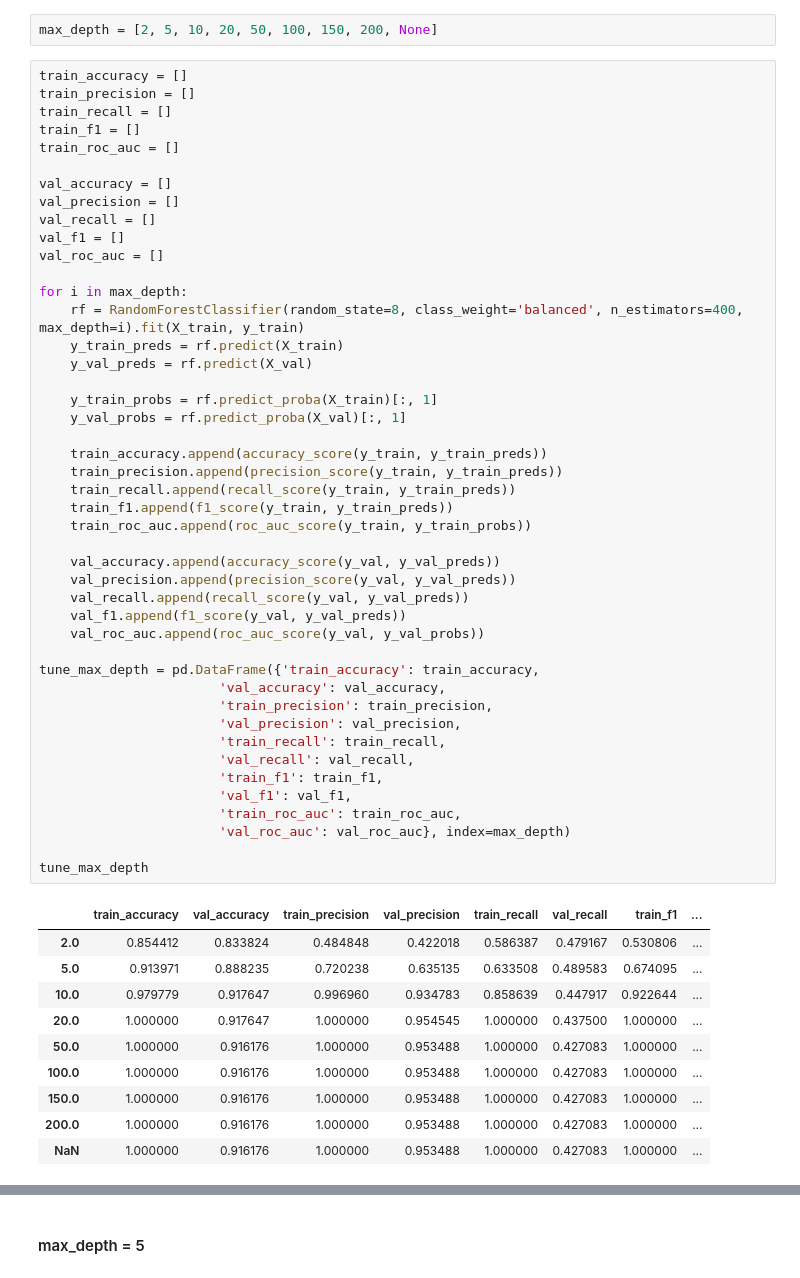
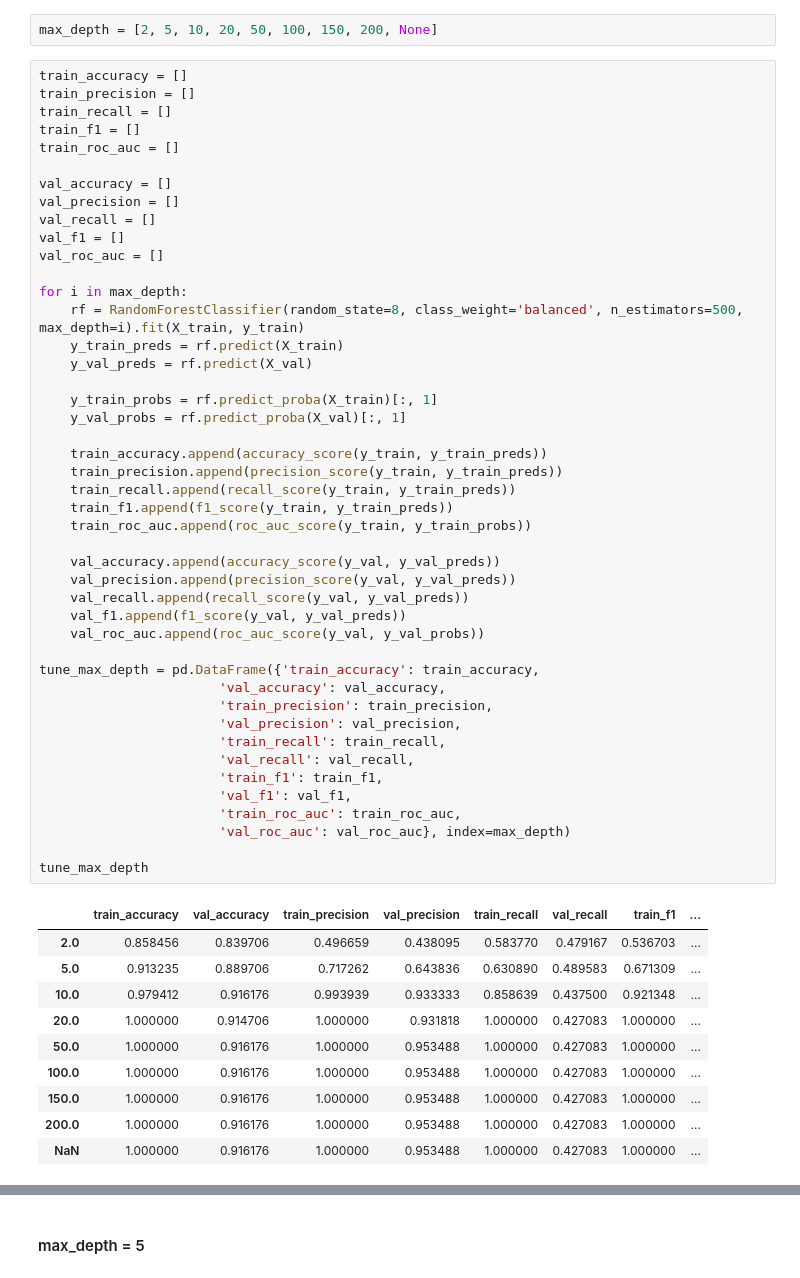
Before and after one commit to chuannarongvat/internship_c_dataset_1, a Jupyter notebook: notebooks/2.5_random-forest.ipynb, the cells around one changed output, grey strips where cells are left out. Drawn from its saved outputs; the diff is of its cells as text.

```diff
--- a/notebooks/2.5_random-forest.ipynb
+++ b/notebooks/2.5_random-forest.ipynb
@@ -836,43 +827,43 @@ val_f1 = []
 val_roc_auc = []
 
 for i in max_depth:
-    rf = RandomForestClassifier(random_state=8, class_weight='balanced', n_estimators=400, max_depth=i).fit(X_train, y_train)
+    rf = RandomForestClassifier(random_state=8, class_weight='balanced', n_estimators=500, max_depth=i).fit(X_train, y_train)
     y_train_preds = rf.predict(X_train)
     y_val_preds = rf.predict(X_val)
 
     y_train_probs = rf.predict_proba(X_train)[:, 1]
     y_val_probs = rf.predict_proba(X_val)[:, 1]
 
     train_accuracy.append(accuracy_score(y_train, y_train_preds))
     train_precision.append(precision_score(y_train, y_train_preds))
     train_recall.append(recall_score(y_train, y_train_preds))
     train_f1.append(f1_score(y_train, y_train_preds))
     train_roc_auc.append(roc_auc_score(y_train, y_train_probs))
 
     val_accuracy.append(accuracy_score(y_val, y_val_preds))
     val_precision.append(precision_score(y_val, y_val_preds))
     val_recall.append(recall_score(y_val, y_val_preds))
     val_f1.append(f1_score(y_val, y_val_preds))
     val_roc_auc.append(roc_auc_score(y_val, y_val_probs))
 
 tune_max_depth = pd.DataFrame({'train_accuracy': train_accuracy,
                        'val_accuracy': val_accuracy,
                        'train_precision': train_precision,
                        'val_precision': val_precision,
                        'train_recall': train_recall,
                        'val_recall': val_recall,
                        'train_f1': train_f1,
                        'val_f1': val_f1,
                        'train_roc_auc': train_roc_auc,
                        'val_roc_auc': val_roc_auc}, index=max_depth)
 
 tune_max_depth
 # %% [output]
 |  | train_accuracy | val_accuracy | train_precision | val_precision | train_recall | val_recall | train_f1 | ... |
-| 2.0 | 0.854412 | 0.833824 | 0.484848 | 0.422018 | 0.586387 | 0.479167 | 0.530806 | ... |
-| 5.0 | 0.913971 | 0.888235 | 0.720238 | 0.635135 | 0.633508 | 0.489583 | 0.674095 | ... |
-| 10.0 | 0.979779 | 0.917647 | 0.996960 | 0.934783 | 0.858639 | 0.447917 | 0.922644 | ... |
-| 20.0 | 1.000000 | 0.917647 | 1.000000 | 0.954545 | 1.000000 | 0.437500 | 1.000000 | ... |
+| 2.0 | 0.858456 | 0.839706 | 0.496659 | 0.438095 | 0.583770 | 0.479167 | 0.536703 | ... |
+| 5.0 | 0.913235 | 0.889706 | 0.717262 | 0.643836 | 0.630890 | 0.489583 | 0.671309 | ... |
+| 10.0 | 0.979412 | 0.916176 | 0.993939 | 0.933333 | 0.858639 | 0.437500 | 0.921348 | ... |
+| 20.0 | 1.000000 | 0.914706 | 1.000000 | 0.931818 | 1.000000 | 0.427083 | 1.000000 | ... |
 | 50.0 | 1.000000 | 0.916176 | 1.000000 | 0.953488 | 1.000000 | 0.427083 | 1.000000 | ... |
 | 100.0 | 1.000000 | 0.916176 | 1.000000 | 0.953488 | 1.000000 | 0.427083 | 1.000000 | ... |
 | 150.0 | 1.000000 | 0.916176 | 1.000000 | 0.953488 | 1.000000 | 0.427083 | 1.000000 | ... |
```
Also changed, not shown: parts of 30 cells of this notebook, 19 other files.
